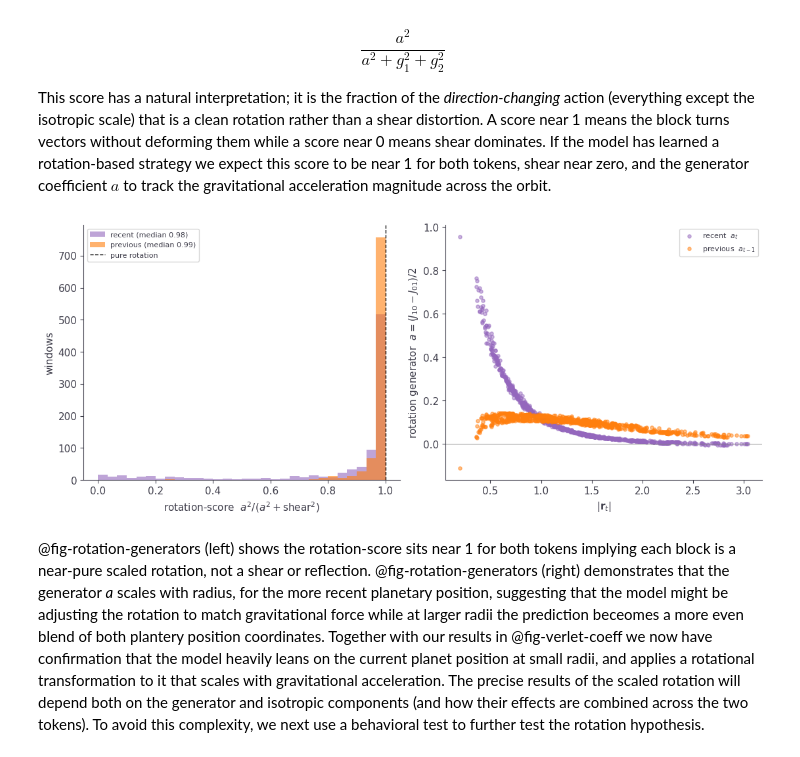
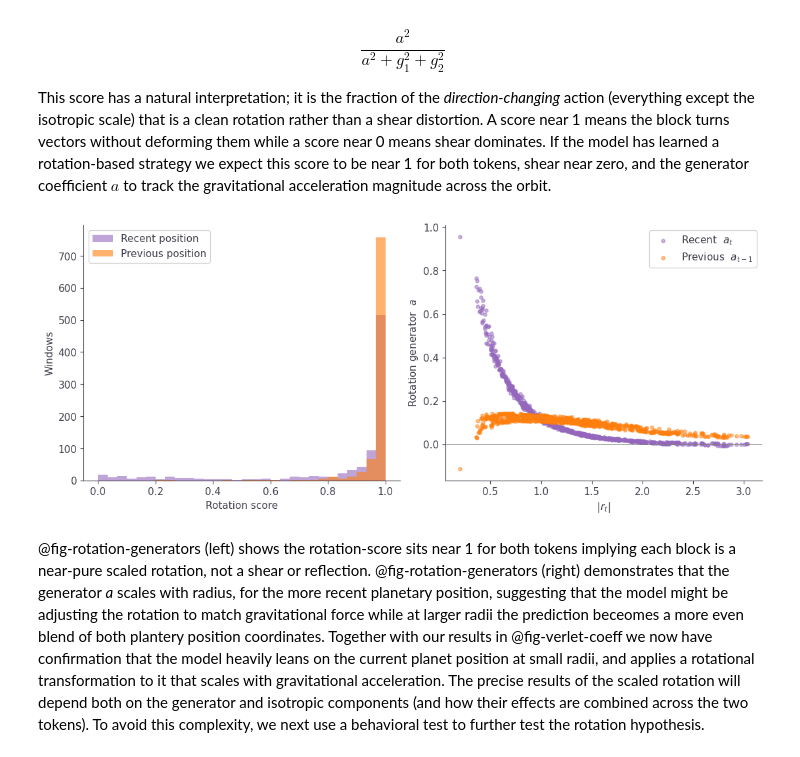
Before and after one commit to Arcadia-Science/world-model-orbits, a Jupyter notebook: index.ipynb, the cells around one changed output. Cells and saved outputs as stored; diff of their text form; code cells hidden in the pictures.

```diff
--- a/index.ipynb
+++ b/index.ipynb
@@ -396,32 +400,39 @@ This score has a natural interpretation; it is the fraction of the *direction-ch
 # %%
 #| label: fig-rotation-generators
 #| fig-cap: "Per-window rotation structure of the noisy short-context model's two content blocks. Left: distribution of the rotation score a^2/(a^2 + g_1^2 + g_2^2), the fraction of each block's direction-changing action that is rotation rather than shear. Right: the rotation generator a = (J_10 - J_01)/2, the signed strength of the block's sideways push, against |r_t|. Recent block in purple, previous block in orange."
 #| code-fold: true
+
+mean_recent = all_blocks[:, T-1].mean(0)
+mean_prev   = all_blocks[:, T-2].mean(0)
+ds_r, a_r, ang_r, score_r = rotation_decompose(all_blocks[:, T-1])
+ds_p, a_p, ang_p, score_p = rotation_decompose(all_blocks[:, T-2])
+w_r    = NT.sample_orbit_windows(BLOCK_SIZE, N_WINDOWS, seed=SEED, offset=OFFSET)
+radius = np.linalg.norm(w_r[:, T-1, :], axis=1)
+
 fig, axes = plt.subplots(1, 2, figsize=(11, 4.5), constrained_layout=True)
 
 # Left — rotation score histogram
 ax = axes[0]
 ax.hist(score_r, bins=30, range=(0, 1), color='tab:purple', alpha=0.6,
-        label=f'recent (median {np.median(score_r):.2f})')
+        label=f'Recent position')
 ax.hist(score_p, bins=30, range=(0, 1), color='tab:orange', alpha=0.6,
-        label=f'previous (median {np.median(score_p):.2f})')
-ax.axvline(1, color='k', ls='--', lw=1, label='pure rotation')
-ax.set_xlabel(r'rotation-score  $a^2/(a^2+\mathrm{shear}^2)$')
-ax.set_ylabel('windows')
-ax.legend(fontsize=8, loc='upper left')
+        label=f'Previous position')
+ax.set_xlabel(r'Rotation score')
+ax.set_ylabel('Windows')
+ax.legend()
 
 # Right — rotation GENERATOR a = (J21 - J12)/2, vs radius
 ax = axes[1]
 ax.axhline(0, color='gray', lw=0.7)
-ax.scatter(radius, a_r, s=14, alpha=0.5, color='tab:purple', label=r'recent  $a_t$')
-ax.scatter(radius, a_p, s=14, alpha=0.5, color='tab:orange', label=r'previous  $a_{t-1}$')
-ax.set_xlabel(r'$|\mathbf{r}_t|$')
-ax.set_ylabel(r'rotation generator  $a=(J_{10}-J_{01})/2$')
-ax.legend(fontsize=8)
+ax.scatter(radius, a_r, s=14, alpha=0.5, color='tab:purple', label=r'Recent  $a_t$')
+ax.scatter(radius, a_p, s=14, alpha=0.5, color='tab:orange', label=r'Previous  $a_{t-1}$')
+ax.set_xlabel(r'$|r_t|$')
+ax.set_ylabel(r'Rotation generator  $a$')
+ax.legend()
 
 plt.show()
 # %% [output]
-[figure, old version]
+[figure, new version]
 # %% [markdown]
 @fig-rotation-generators (left) shows the rotation-score sits near 1 for both tokens implying each block is a near-pure scaled rotation, not a shear or reflection. @fig-rotation-generators (right) demonstrates that the generator *a* scales with radius, for the more recent planetary position, suggesting that the model might be adjusting the rotation to match gravitational force while at larger radii the prediction beceomes a more even blend of both plantery position coordinates. Together with our results in @fig-verlet-coeff we now have confirmation that the model heavily leans on the current planet position at small radii, and applies a rotational transformation to it that scales with gravitational acceleration. The precise results of the scaled rotation will depend both on the generator and isotropic components (and how their effects are combined across the two tokens). To avoid this complexity, we next use a behavioral test to further test the rotation hypothesis.
 # %% [markdown]
```
Also changed, not shown: parts of 16 cells of this notebook, 1 other file.
